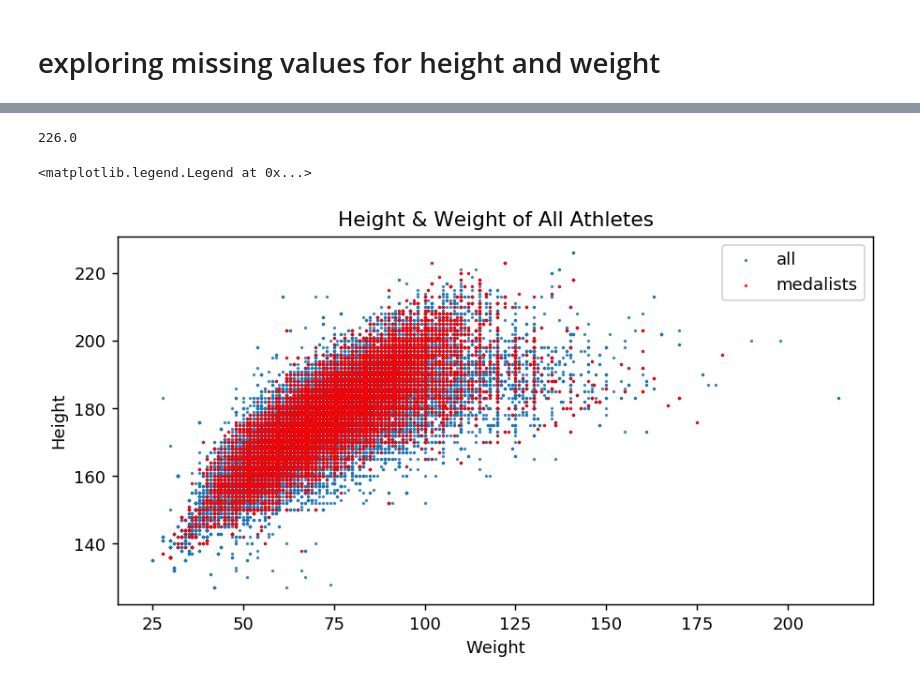
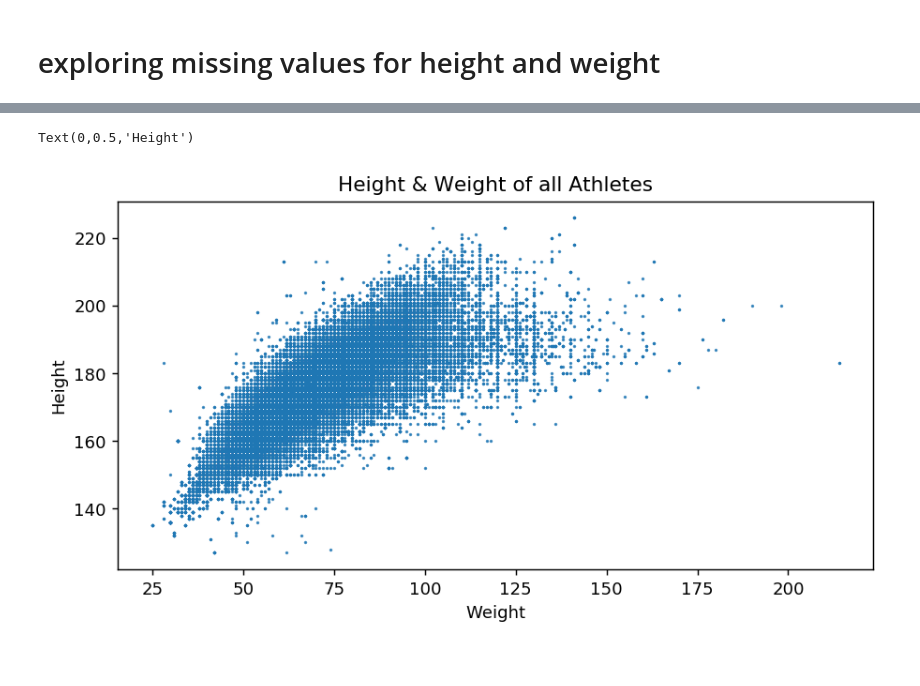
Before and after one commit to yasirdin/kaggle-olympic, a Jupyter notebook: data_exploration.ipynb, the cells around one changed output, grey strips where cells are left out. Cells and saved outputs as stored; diff of their text form; code cells hidden in the pictures.

```diff
--- a/data_exploration_v1.ipynb
+++ b/data_exploration.ipynb
@@ -1035,22 +1086,18 @@ Text(0.5,1,'Height & Weight Data')
-# %%
-merged_df['Height'].max()
-# %% [output]
-226.0
 # %%
 # plotting height and weight data
 
 medalists = merged_df[(merged_df['Medal'].notnull())]
 
-plt.title('Height & Weight of All Athletes')
+plt.title('Height & Weight of all Athletes')
 plt.scatter(merged_df['Weight'], merged_df['Height'], marker='.', s=3, label='all', alpha=0.8)
-plt.scatter(medalists['Weight'], medalists['Height'], marker='.', color='red', s=3, label='medalists', alpha=0.8)
+# plt.scatter(medalists['Weight'], medalists['Height'], marker='.', color='red', s=3, label='medalists', alpha=0.8)
 plt.xlabel('Weight')
 plt.ylabel('Height')
-plt.legend()
+# plt.legend()
 
 # mostly linear relationship
 # greater variance in height as weight increases (vice-versa), naturally
 # height and weight will vary for different sports
 # %% [output]
-<matplotlib.legend.Legend at 0x...>
+Text(0,0.5,'Height')
-[figure, old version]
+[figure, new version]
```
Also changed, not shown: parts of 19 cells of this notebook, 1 other file.
